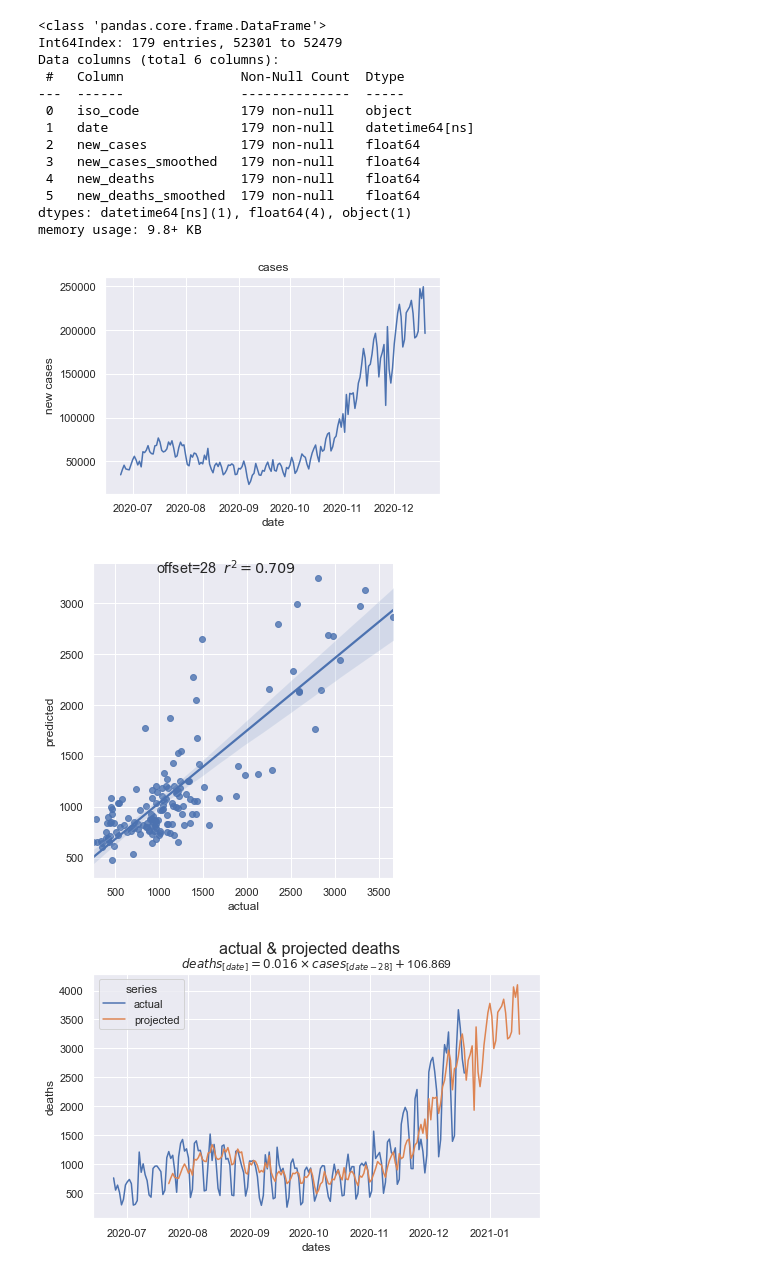
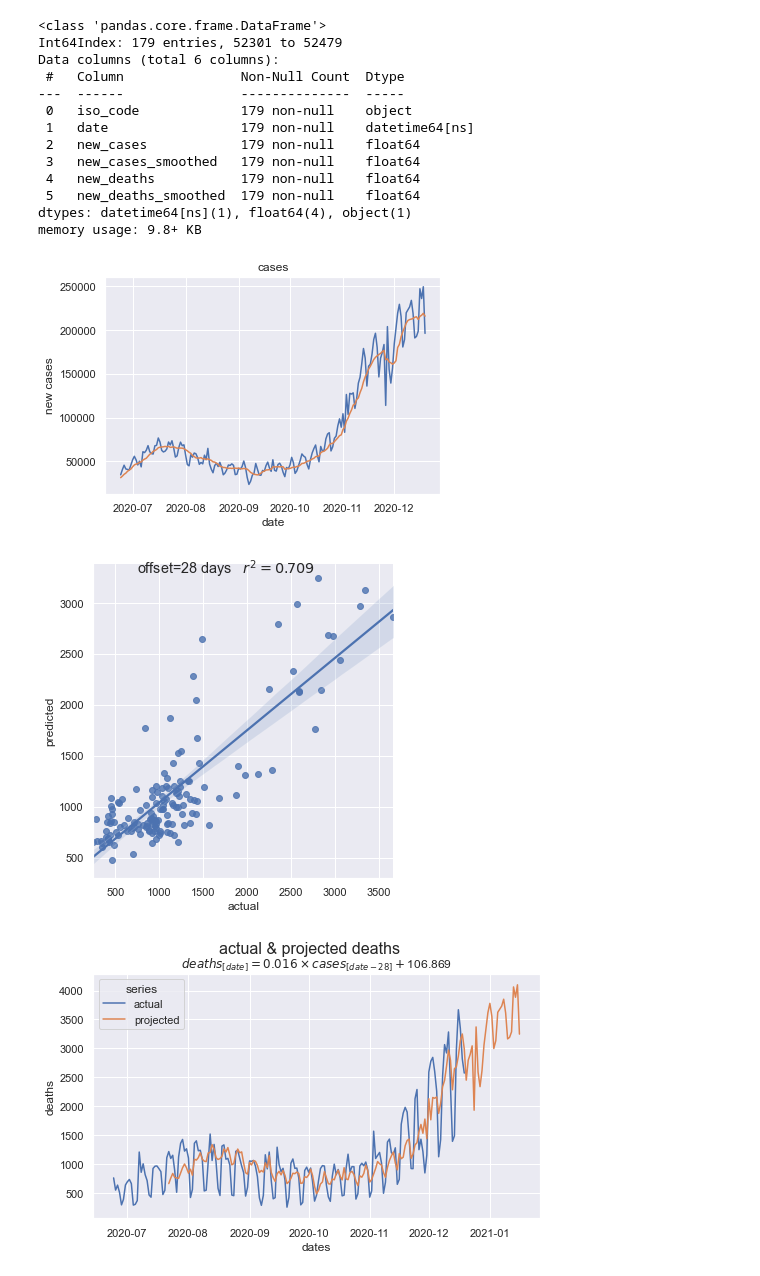
Before and after one commit to dkackman/covid, a Jupyter notebook: covid-linear-regression.ipynb, the cells around one changed output. Saved outputs shown, nothing was run; the diff lists cells and outputs as text; code cells hidden in the pictures.

```diff
--- a/covid-linear-regression.ipynb
+++ b/covid-linear-regression.ipynb
@@ -41,20 +33,21 @@ memory usage: 9.8+ KB
 # %%
 fig, ax = plt.subplots()
 plt.title("cases")
 ax.set_xlabel("date")
 ax.set_ylabel("new cases")
-ax.plot(dates, new_cases, label="cases")
+ax.plot(df["date"], df[['new_cases']])
+ax.plot(df["date"], df[['new_cases_smoothed']])
 
 plt.show()
 # %% [output]
-[figure, old version]
+[figure, new version]
 # %%
-model, r2, predictions, actuals, offset = FindBestModelOffset(new_cases, new_deaths, 45)
+model, r2, predictions, actuals, offset = FindBestModelOffset(df[['new_cases']], df['new_deaths'], 45)
 
 fig = sns.lmplot(data= pd.DataFrame({'predicted': predictions, 'actual': actuals}), x="actual", y="predicted").fig
-fig.suptitle(rf"offset={offset}  $r^2={round(r2,3)}$")
+fig.suptitle(rf"offset={offset} days   $r^2={round(r2,3)}$")
 
 fig.savefig("daily.png")
 # %% [output]
-[figure, old version]
+[figure, new version]
 # %%
```
Also changed, not shown: parts of 4 cells of this notebook.
